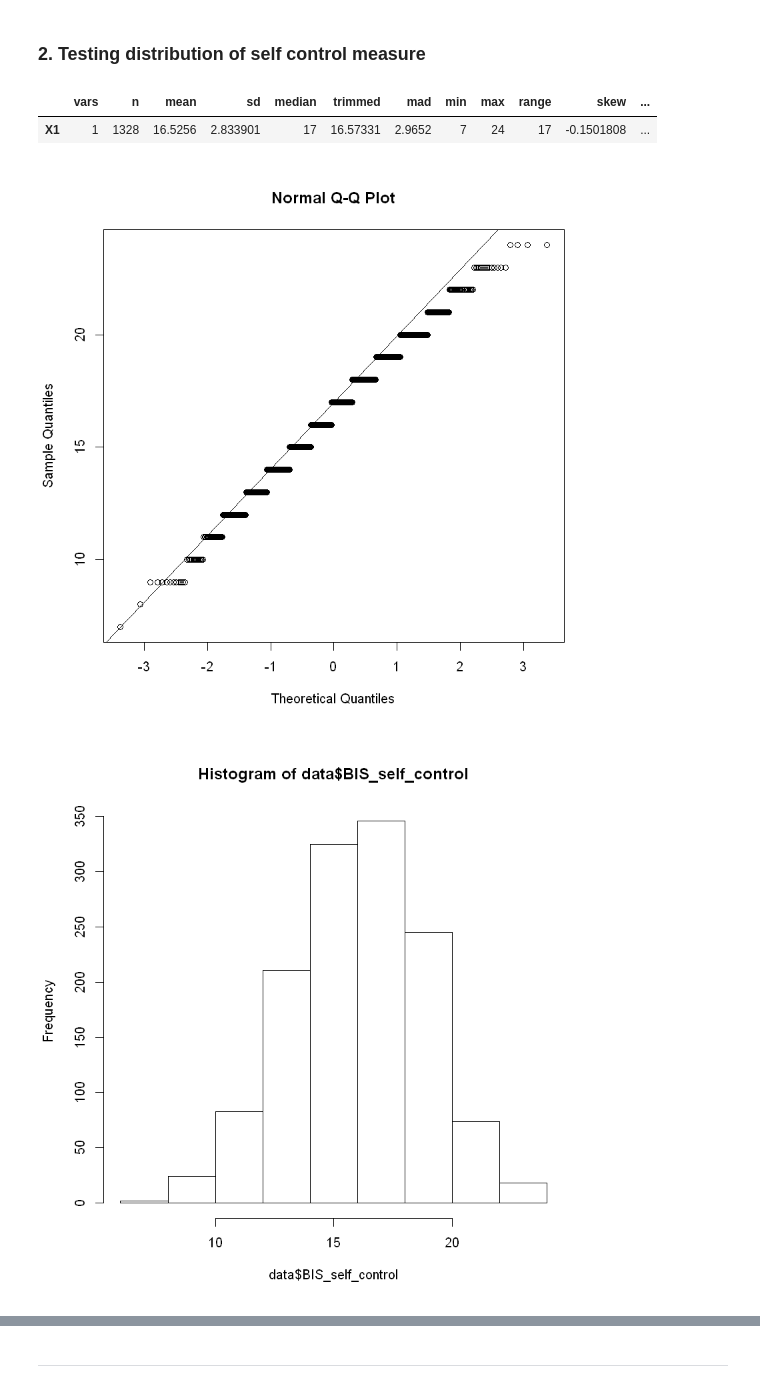
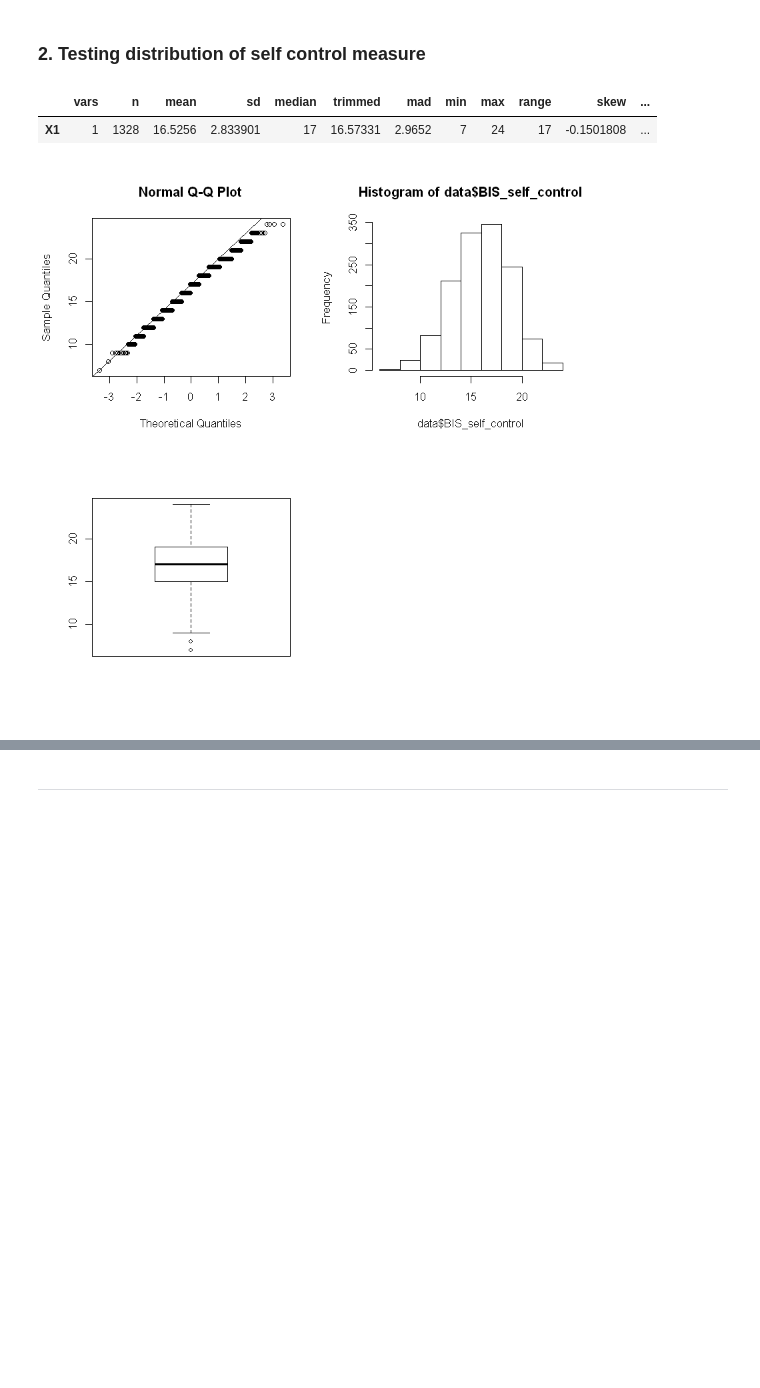
Before and after one commit to FMCumhaill/Risk-Lab-Dublin-Science-Gallery-, a Jupyter notebook: BIS Self Control Verse Car Crashes .ipynb, the cells around one changed output, grey strips where cells are left out. Cells and saved outputs as stored; diff of their text form; code cells hidden in the pictures; blank space fills up the shorter version.

```diff
--- a/BIS Self Control Verse Car Crashes .ipynb
+++ b/BIS Self Control Verse Car Crashes .ipynb
@@ -26,14 +33,14 @@ data <- read.csv(file="Risklab_2.4.csv", header=TRUE, sep=",")
 # %%
 library(psych)
 describe(data$BIS_self_control)
+par(mfrow = c(2,2))
 
 qqnorm(data$BIS_self_control)
 qqline(data$BIS_self_control)
 
 hist(data$BIS_self_control)
 boxplot(data$BIS_self_control)
 # %% [output]
 |  | vars | n | mean | sd | median | trimmed | mad | min | max | range | skew | ... |
 | X1 | 1 | 1328 | 16.5256 | 2.833901 | 17 | 16.57331 | 2.9652 | 7 | 24 | 17 | -0.1501808 | ... |
-[figure, old version]
+[figure, new version]
-[figure, removed]
```
Also changed, not shown: parts of 21 cells of this notebook, 9 other files.
